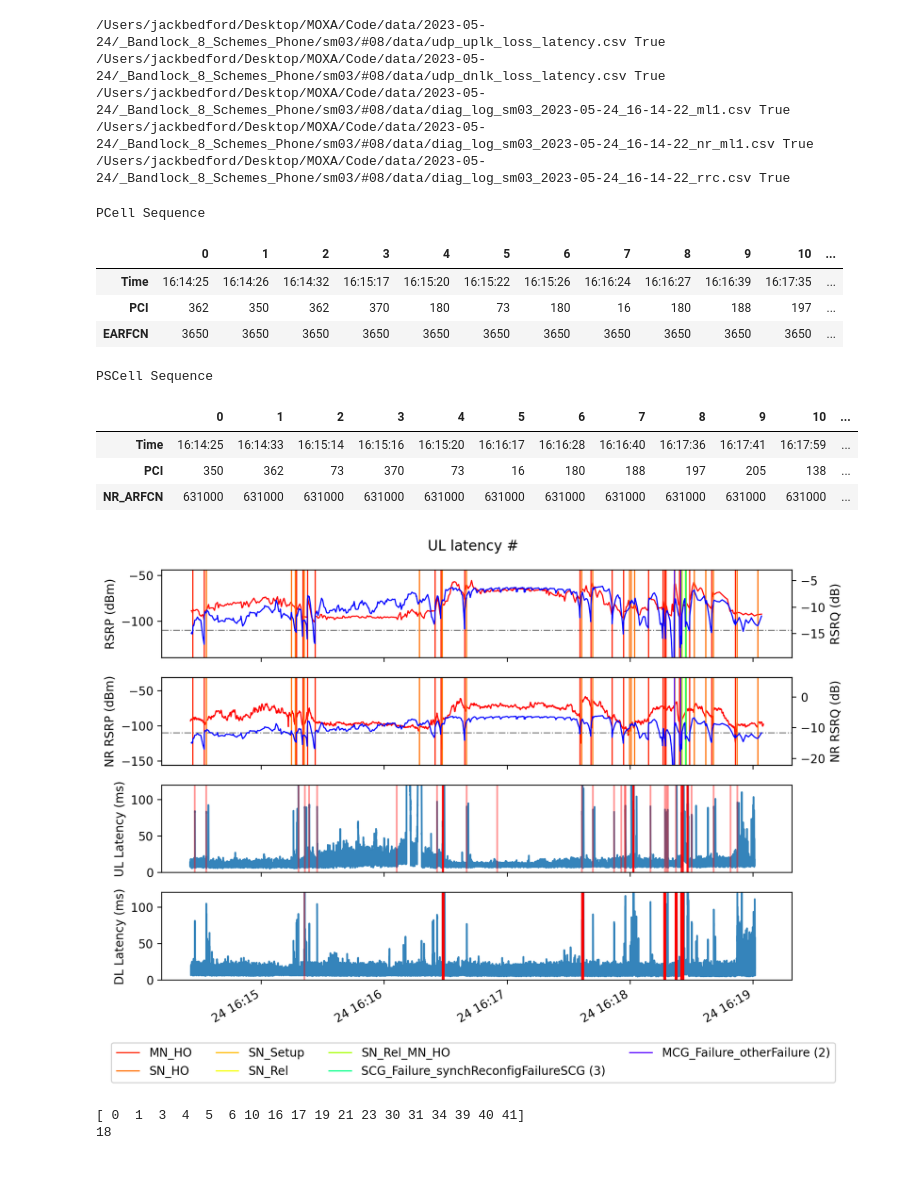
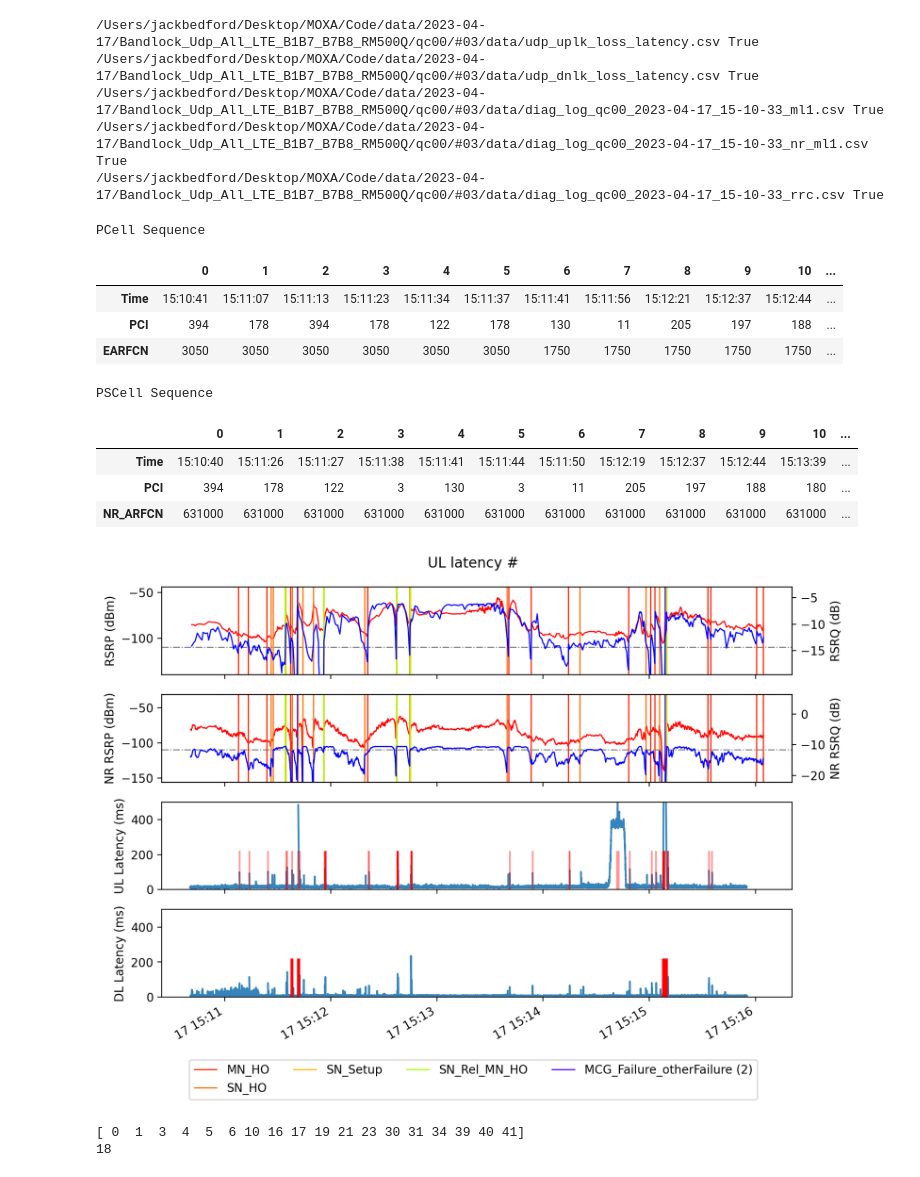
Before and after one commit to mollyy0514/wmnl-handoff-research, a Jupyter notebook: analysis/2023-05-16-Great/trace_visualize.ipynb, the cells around one changed output. Cells and saved outputs as stored; diff of their text form; code cells hidden in the pictures.

```diff
--- a/analysis/2023-05-16-Great/trace_visualize.ipynb
+++ b/analysis/2023-05-16-Great/trace_visualize.ipynb
@@ -144,10 +144,10 @@ def bpy_color_palette(n=50, cutoff_tails=0.1):
     cmap = matplotlib.colors.ListedColormap(color_list, name='my_colormap')
     return cmap
 # %%
-# root = "/Users/jackbedford/Desktop/MOXA/Code/data"
-# datadir = "/Users/jackbedford/Desktop/MOXA/Code/data"
-root = "/home/wmnlab/D/database"
-datadir = "/home/wmnlab/D/database"
+root = "/Users/jackbedford/Desktop/MOXA/Code/data"
+datadir = "/Users/jackbedford/Desktop/MOXA/Code/data"
+# root = "/home/wmnlab/D/database"
+# datadir = "/home/wmnlab/D/database"
 
 ###
 namelist = sorted([s for s in os.listdir(root) if s != '.DS_Store' and os.path.isdir(os.path.join(root, s))], reverse=False)
@@ -244,11 +241,11 @@ df_ho.loc[df_ho['cause'].notna(), 'ho_type0'] = df_ho['ho_type'].astype('string'
 df_ho['ho_type0'] = df_ho['ho_type0'].astype('category')
 df_ho = df_ho[df_ho['start'] > min(df_ul.at[0, "Timestamp"], df_dl.at[0, "Timestamp"])]
 # %% [output]
-/Users/jackbedford/Desktop/MOXA/Code/data/2023-05-24/_Bandlock_8_Schemes_Phone/sm03/#08/data/udp_uplk_loss_latency.csv True
-/Users/jackbedford/Desktop/MOXA/Code/data/2023-05-24/_Bandlock_8_Schemes_Phone/sm03/#08/data/udp_dnlk_loss_latency.csv True
-/Users/jackbedford/Desktop/MOXA/Code/data/2023-05-24/_Bandlock_8_Schemes_Phone/sm03/#08/data/diag_log_sm03_2023-05-24_16-14-22_ml1.csv True
-/Users/jackbedford/Desktop/MOXA/Code/data/2023-05-24/_Bandlock_8_Schemes_Phone/sm03/#08/data/diag_log_sm03_2023-05-24_16-14-22_nr_ml1.csv True
-/Users/jackbedford/Desktop/MOXA/Code/data/2023-05-24/_Bandlock_8_Schemes_Phone/sm03/#08/data/diag_log_sm03_2023-05-24_16-14-22_rrc.csv True
+/Users/jackbedford/Desktop/MOXA/Code/data/2023-04-17/Bandlock_Udp_All_LTE_B1B7_B7B8_RM500Q/qc00/#03/data/udp_uplk_loss_latency.csv True
+/Users/jackbedford/Desktop/MOXA/Code/data/2023-04-17/Bandlock_Udp_All_LTE_B1B7_B7B8_RM500Q/qc00/#03/data/udp_dnlk_loss_latency.csv True
+/Users/jackbedford/Desktop/MOXA/Code/data/2023-04-17/Bandlock_Udp_All_LTE_B1B7_B7B8_RM500Q/qc00/#03/data/diag_log_qc00_2023-04-17_15-10-33_ml1.csv True
+/Users/jackbedford/Desktop/MOXA/Code/data/2023-04-17/Bandlock_Udp_All_LTE_B1B7_B7B8_RM500Q/qc00/#03/data/diag_log_qc00_2023-04-17_15-10-33_nr_ml1.csv True
+/Users/jackbedford/Desktop/MOXA/Code/data/2023-04-17/Bandlock_Udp_All_LTE_B1B7_B7B8_RM500Q/qc00/#03/data/diag_log_qc00_2023-04-17_15-10-33_rrc.csv True
 # %%
 df_pcel = df_eutra.loc[df_eutra['serv_cel_index'] == 'PCell', ['Timestamp','PCI','EARFCN','RSRP','RSRQ']].reset_index(drop=True).copy()
 df_pcel['Time'] = df_pcel['Timestamp'].dt.strftime("%H:%M:%S")
@@ -268,13 +265,13 @@ display(table.T)
 # %% [output]
 PCell Sequence
 |  | 0 | 1 | 2 | 3 | 4 | 5 | 6 | 7 | 8 | 9 | 10 | ... |
-| Time | 16:14:25 | 16:14:26 | 16:14:32 | 16:15:17 | 16:15:20 | 16:15:22 | 16:15:26 | 16:16:24 | 16:16:27 | 16:16:39 | 16:17:35 | ... |
-| PCI | 362 | 350 | 362 | 370 | 180 | 73 | 180 | 16 | 180 | 188 | 197 | ... |
-| EARFCN | 3650 | 3650 | 3650 | 3650 | 3650 | 3650 | 3650 | 3650 | 3650 | 3650 | 3650 | ... |
+| Time | 15:10:41 | 15:11:07 | 15:11:13 | 15:11:23 | 15:11:34 | 15:11:37 | 15:11:41 | 15:11:56 | 15:12:21 | 15:12:37 | 15:12:44 | ... |
+| PCI | 394 | 178 | 394 | 178 | 122 | 178 | 130 | 11 | 205 | 197 | 188 | ... |
+| EARFCN | 3050 | 3050 | 3050 | 3050 | 3050 | 3050 | 1750 | 1750 | 1750 | 1750 | 1750 | ... |
 PSCell Sequence
 |  | 0 | 1 | 2 | 3 | 4 | 5 | 6 | 7 | 8 | 9 | 10 | ... |
-| Time | 16:14:25 | 16:14:33 | 16:15:14 | 16:15:16 | 16:15:20 | 16:16:17 | 16:16:28 | 16:16:40 | 16:17:36 | 16:17:41 | 16:17:59 | ... |
-| PCI | 350 | 362 | 73 | 370 | 73 | 16 | 180 | 188 | 197 | 205 | 138 | ... |
+| Time | 15:10:40 | 15:11:26 | 15:11:27 | 15:11:38 | 15:11:41 | 15:11:44 | 15:11:50 | 15:12:19 | 15:12:37 | 15:12:44 | 15:13:39 | ... |
+| PCI | 394 | 178 | 122 | 3 | 130 | 3 | 11 | 205 | 197 | 188 | 180 | ... |
 | NR_ARFCN | 631000 | 631000 | 631000 | 631000 | 631000 | 631000 | 631000 | 631000 | 631000 | 631000 | 631000 | ... |
 # %%
 handover = ['LTE_HO','MN_HO','SN_HO','SN_Setup','SN_Rel','SN_Rel_MN_HO',
@@ -339,38 +336,38 @@ for tag in handover:
         continue
     axs[1].vlines(x[indices], ymin=-156, ymax=-31, color=cdict[tag], linewidth=1.0)
 
-axs[2].set_ylim([0, 120])
+axs[2].set_ylim([0, 500])
 axs[2].set_ylabel('UL Latency (ms)')
 x = df_ul["Timestamp"].iloc[:]
 y = [s*1000 for s in df_ul["latency"].iloc[:]]
 axs[2].plot(x, y, label='UL Latency', alpha=0.9)
 x2 = df_ul.loc[df_ul['lost'] == True, "Timestamp"].iloc[:]
 axs[2].vlines(x2, ymin=0, ymax=220, color='r', label='UL Loss', alpha=0.4)
 
-axs[3].set_ylim([0, 120])
+axs[3].set_ylim([0, 500])
 axs[3].set_ylabel('DL Latency (ms)')
 x = df_dl["Timestamp"].iloc[:]
 y = [s*1000 for s in df_dl["latency"].iloc[:]]
 axs[3].plot(x, y, label='DL Latency', alpha=0.9)
 x2 = df_dl.loc[df_dl['lost'] == True, "Timestamp"].iloc[:]
 axs[3].vlines(x2, ymin=0, ymax=220, color='r', label='DL Loss', alpha=0.4)
 
 ### adjust figure layout
 handles = ho_plots
 labels = ho_types
 
 axbox = axs[3].get_position()
 fig.legend(
     handles=handles, labels=labels,
     loc='lower center',
     bbox_to_anchor=[0, axbox.y0-0.3,1,1],
     # ncol=3,
     ncol=4,
 )
 
 fig.tight_layout()
 # %% [output]
-[figure, old version]
+[figure, new version]
 # %%
 group = df_ho["ho_type0"].array
 indices = np.where(group == 'MN_HO')[0]
```
Also changed, not shown: parts of 1 cell of this notebook, 12 other files.
